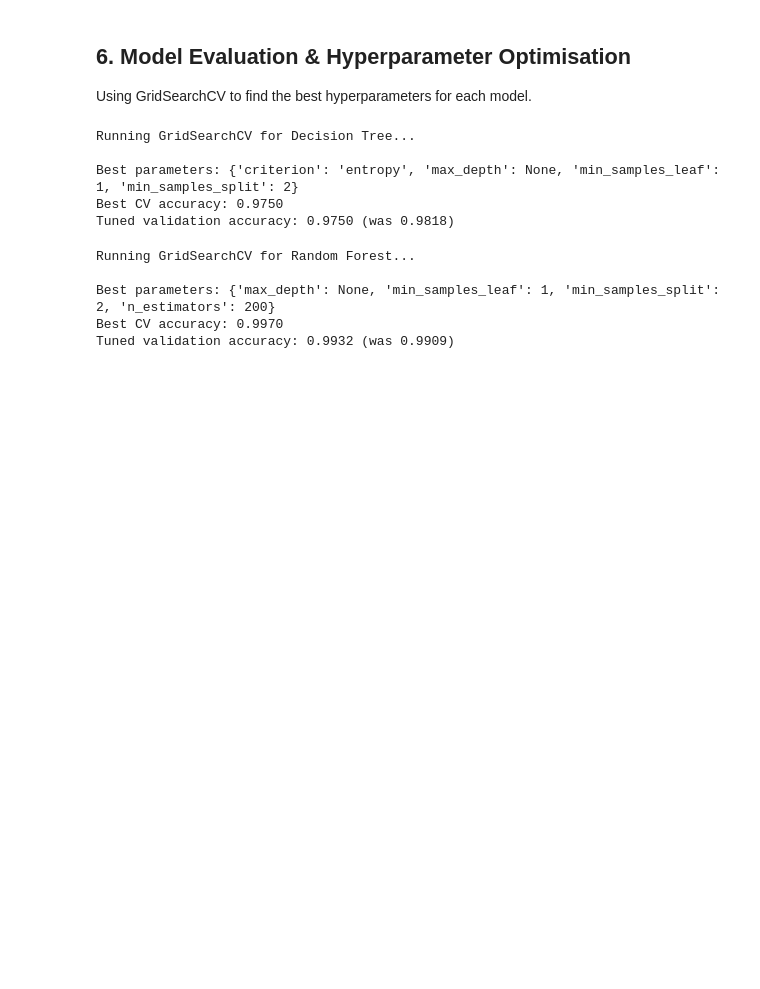
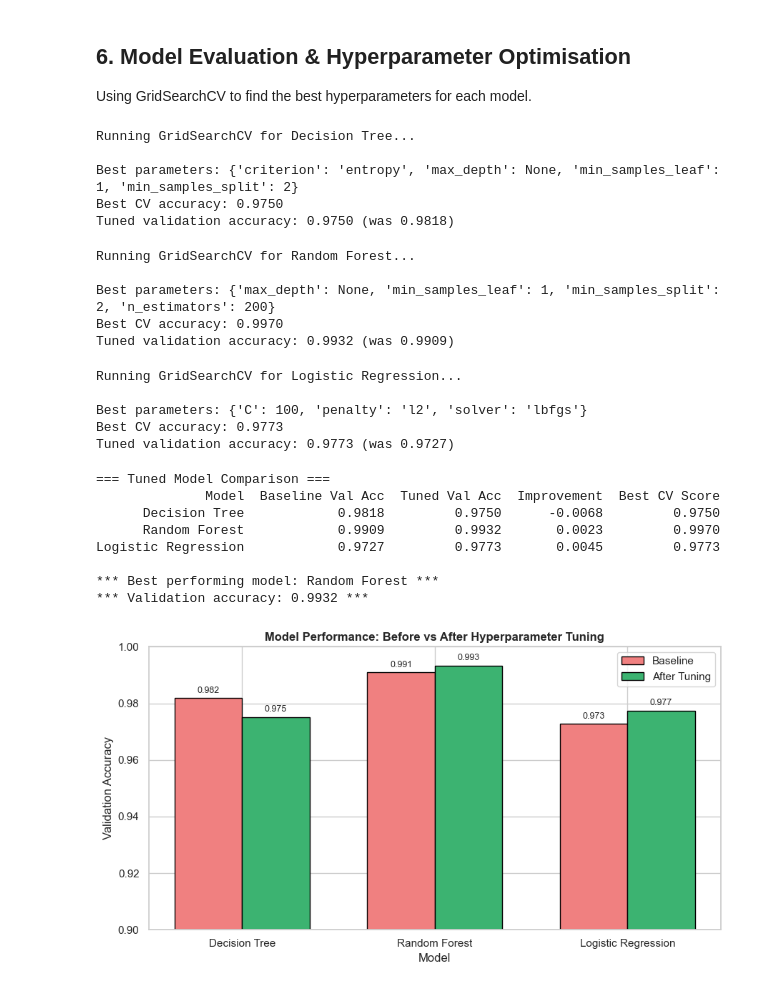
Before and after one commit to roshanashraf09/crop_recommendation_big_data_project, a Jupyter notebook: crop_recommendation.ipynb, the cells around one changed output. Cells and saved outputs as stored; diff of their text form; code cells hidden in the pictures; blank space fills up the shorter version.

Commit message:
prediction

```diff
--- a/crop_recommendation.ipynb
+++ b/crop_recommendation.ipynb
@@ -521,3 +521,82 @@ Running GridSearchCV for Random Forest...
 Best parameters: {'max_depth': None, 'min_samples_leaf': 1, 'min_samples_split': 2, 'n_estimators': 200}
 Best CV accuracy: 0.9970
 Tuned validation accuracy: 0.9932 (was 0.9909)
+# %%
+lr_param_grid = {
+    'C': [0.01, 0.1, 1, 10, 100],
+    'solver': ['lbfgs', 'newton-cg'],
+    'penalty': ['l2']
+}
+
+print("Running GridSearchCV for Logistic Regression...")
+lr_grid = GridSearchCV(
+    LogisticRegression(max_iter=1000, random_state=42),
+    lr_param_grid,
+    cv=3,
+    scoring='accuracy',
+    n_jobs=-1
+)
+lr_grid.fit(X_train_scaled, y_train)
+
+print(f"\nBest parameters: {lr_grid.best_params_}")
+print(f"Best CV accuracy: {lr_grid.best_score_:.4f}")
+
+lr_tuned = lr_grid.best_estimator_
+y_val_pred_lr_tuned = lr_tuned.predict(X_val_scaled)
+lr_tuned_acc = accuracy_score(y_val, y_val_pred_lr_tuned)
+print(f"Tuned validation accuracy: {lr_tuned_acc:.4f} (was {lr_val_acc:.4f})")
+# %% [output]
+Running GridSearchCV for Logistic Regression...
+
+Best parameters: {'C': 100, 'penalty': 'l2', 'solver': 'lbfgs'}
+Best CV accuracy: 0.9773
+Tuned validation accuracy: 0.9773 (was 0.9727)
+# %%
+tuned_results = pd.DataFrame({
+    'Model': ['Decision Tree', 'Random Forest', 'Logistic Regression'],
+    'Baseline Val Acc': [dt_val_acc, rf_val_acc, lr_val_acc],
+    'Tuned Val Acc': [dt_tuned_acc, rf_tuned_acc, lr_tuned_acc],
+    'Improvement': [dt_tuned_acc - dt_val_acc, rf_tuned_acc - rf_val_acc, lr_tuned_acc - lr_val_acc],
+    'Best CV Score': [dt_grid.best_score_, rf_grid.best_score_, lr_grid.best_score_]
+}).round(4)
+
+print("=== Tuned Model Comparison ===")
+print(tuned_results.to_string(index=False))
+
+best_idx = tuned_results['Tuned Val Acc'].idxmax()
+best_model_name = tuned_results.loc[best_idx, 'Model']
+best_models = {'Decision Tree': dt_tuned, 'Random Forest': rf_tuned, 'Logistic Regression': lr_tuned}
+best_model = best_models[best_model_name]
+print(f"\n*** Best performing model: {best_model_name} ***")
+print(f"*** Validation accuracy: {tuned_results.loc[best_idx, 'Tuned Val Acc']:.4f} ***")
+
+fig, ax = plt.subplots(figsize=(9, 5))
+x = np.arange(len(tuned_results))
+width = 0.35
+bars1 = ax.bar(x - width/2, tuned_results['Baseline Val Acc'], width, label='Baseline', color='lightcoral', edgecolor='black')
+bars2 = ax.bar(x + width/2, tuned_results['Tuned Val Acc'], width, label='After Tuning', color='mediumseagreen', edgecolor='black')
+ax.set_xlabel('Model')
+ax.set_ylabel('Validation Accuracy')
+ax.set_title('Model Performance: Before vs After Hyperparameter Tuning', fontweight='bold')
+ax.set_xticks(x)
+ax.set_xticklabels(tuned_results['Model'])
+ax.legend()
+ax.set_ylim(0.9, 1.0)
+for bar in bars1:
+    ax.text(bar.get_x() + bar.get_width()/2, bar.get_height() + 0.002,
+            f'{bar.get_height():.3f}', ha='center', fontsize=9)
+for bar in bars2:
+    ax.text(bar.get_x() + bar.get_width()/2, bar.get_height() + 0.002,
+            f'{bar.get_height():.3f}', ha='center', fontsize=9)
+plt.tight_layout()
+plt.show()
+# %% [output]
+=== Tuned Model Comparison ===
+              Model  Baseline Val Acc  Tuned Val Acc  Improvement  Best CV Score
+      Decision Tree            0.9818         0.9750      -0.0068         0.9750
+      Random Forest            0.9909         0.9932       0.0023         0.9970
+Logistic Regression            0.9727         0.9773       0.0045         0.9773
+
+*** Best performing model: Random Forest ***
+*** Validation accuracy: 0.9932 ***
+[figure, added]
```
Also changed, not shown: parts of 3 cells of this notebook.
